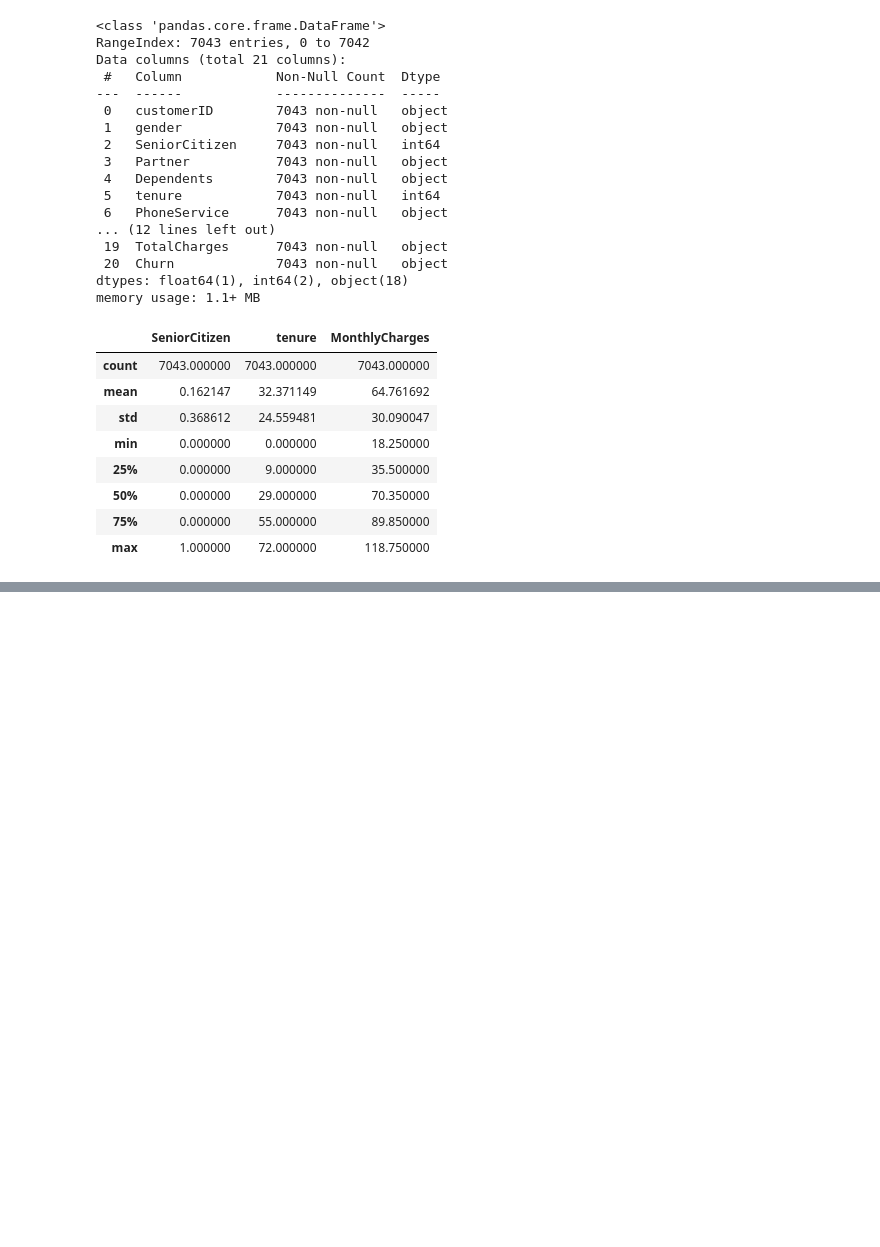
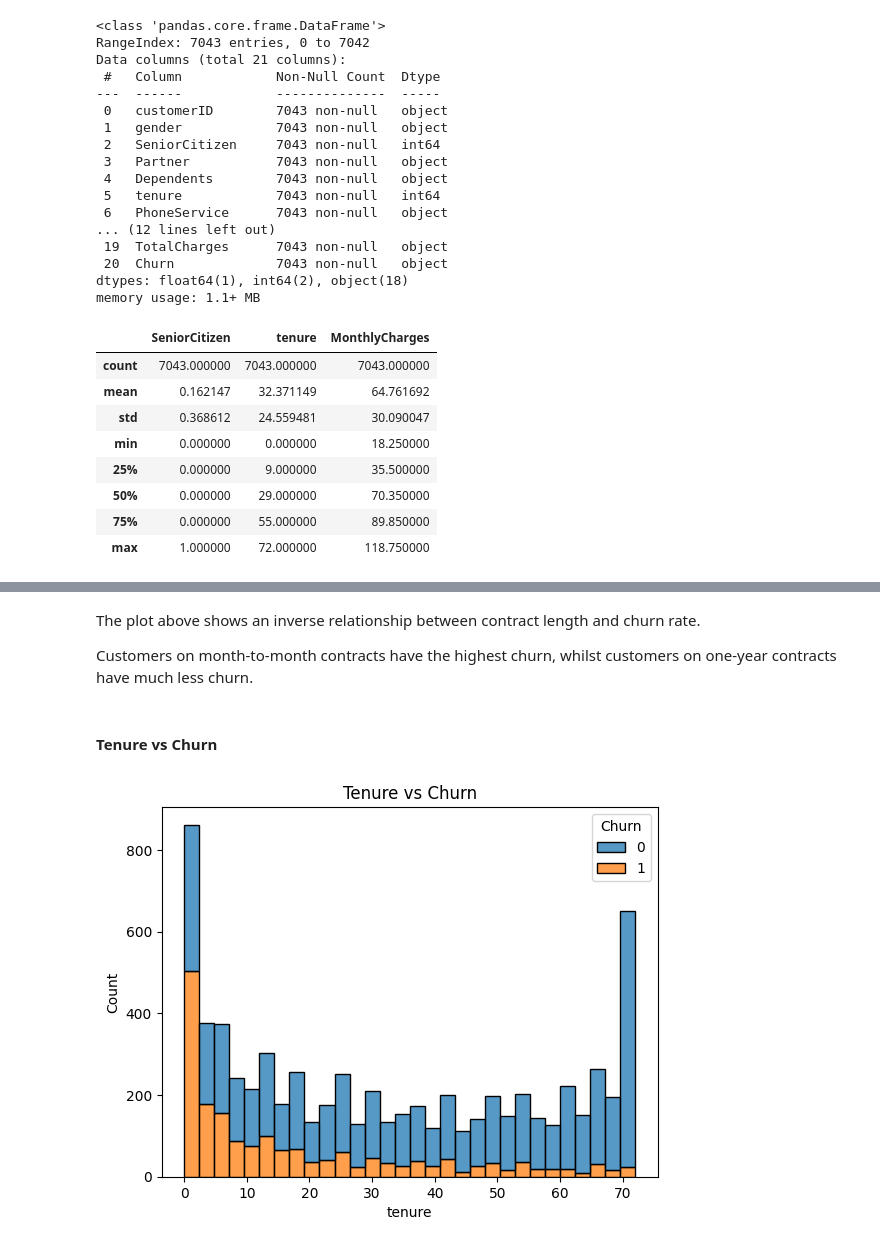
Before and after one commit to JuanSeguraA/customer-churn-prediction, a Jupyter notebook: churn_prediction.ipynb, the cells around one changed output, grey strips where cells are left out. Saved outputs shown, nothing was run; the diff lists cells and outputs as text; code cells hidden in the pictures; blank space fills up the shorter version.

```diff
--- a/churn_prediction.ipynb
+++ b/churn_prediction.ipynb
@@ -104,0 +199,12 @@ df.head().T
+# %% [markdown]
+The plot above shows an inverse relationship between contract length and churn rate.
+
+Customers on month-to-month contracts have the highest churn, whilst customers on one-year contracts have much less churn.
+# %% [markdown]
+#### Tenure vs Churn
+# %%
+sns.histplot(data=df, x="tenure", hue="Churn", multiple="stack", bins=30)
+plt.title("Tenure vs Churn")
+plt.show()
+# %% [output]
+[figure, added]
```
Also changed, not shown: parts of 21 cells of this notebook.
